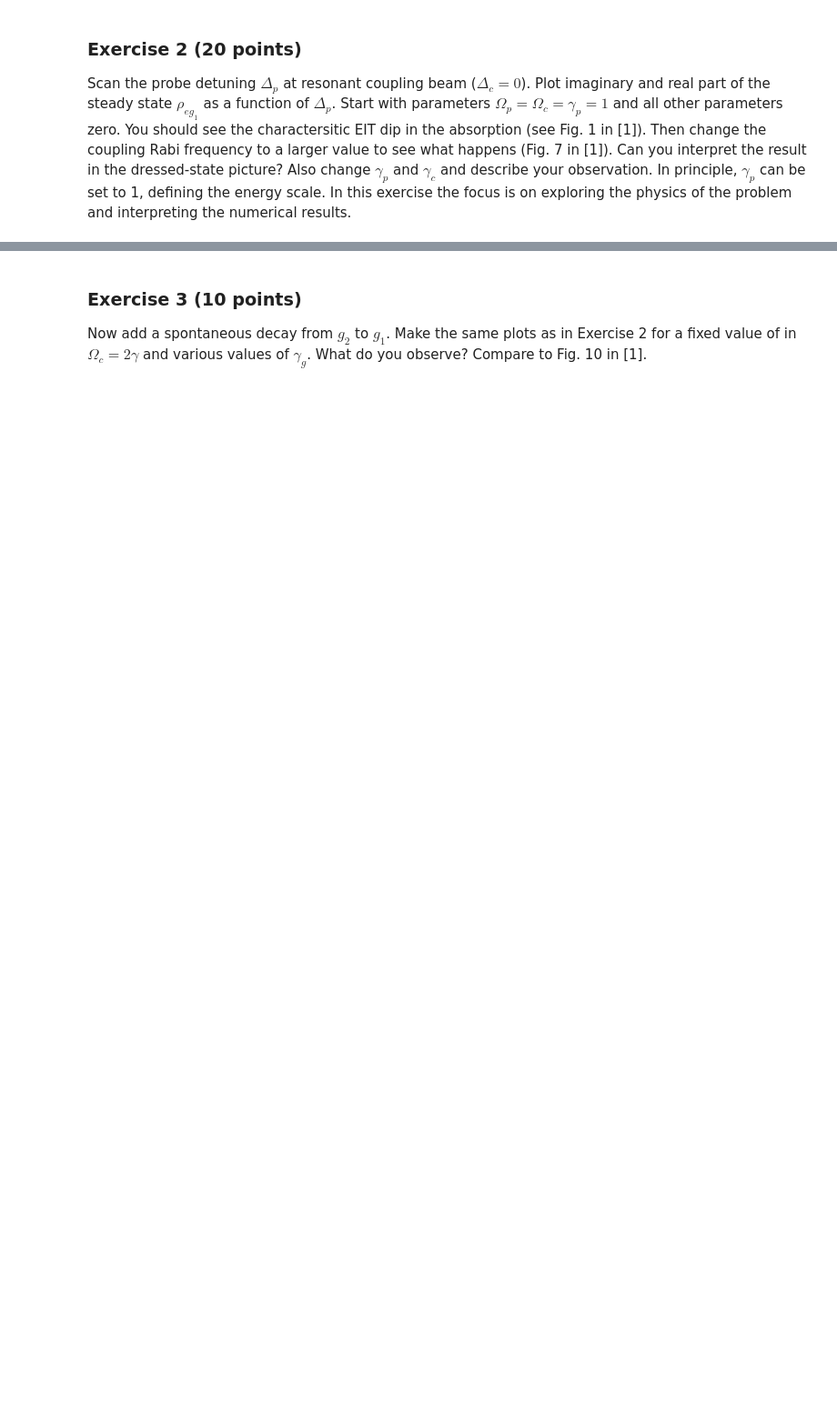
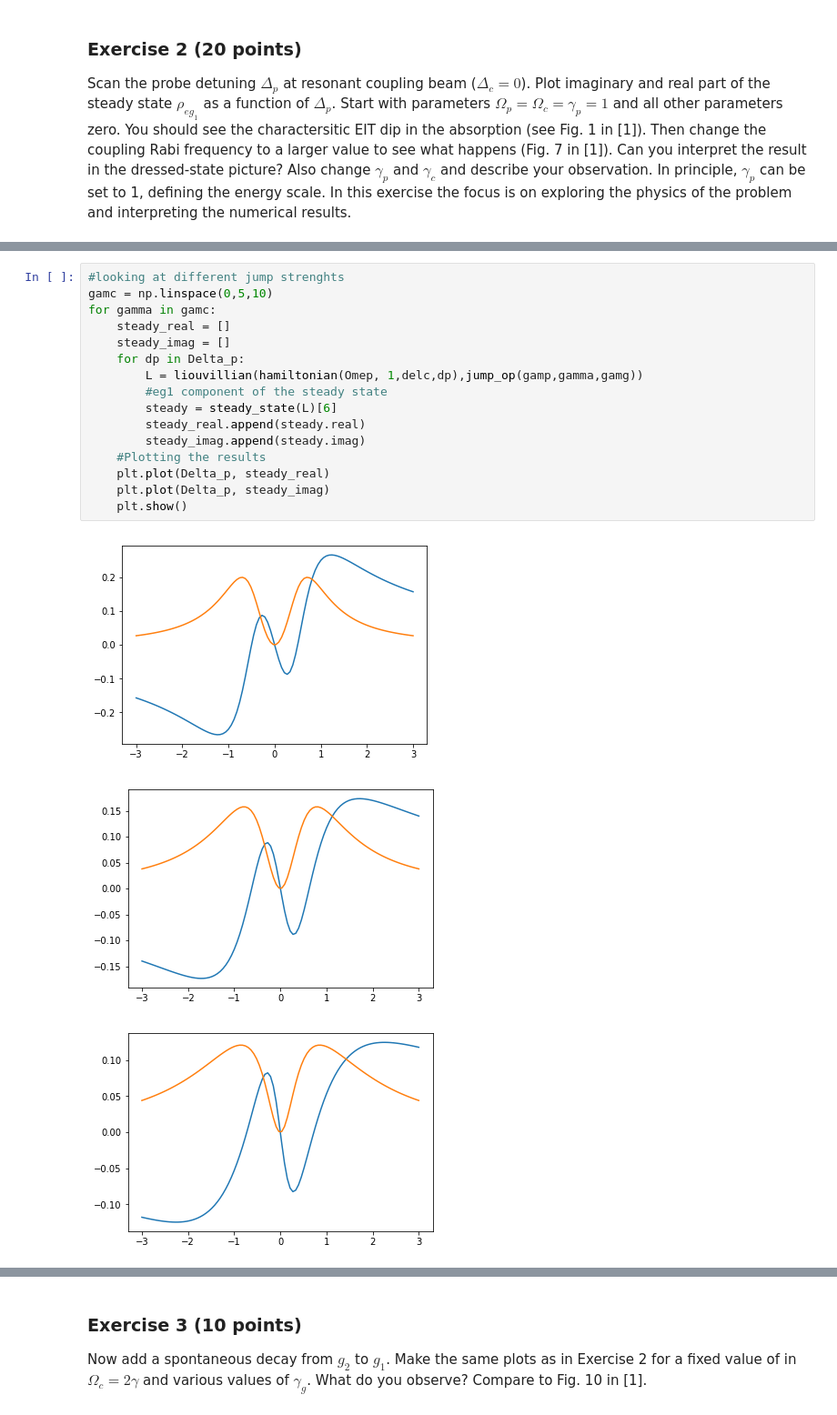
Before and after one commit to ml4cdeca/ComputationalQuantumDynamics, a Jupyter notebook: blatt9/exercise9.ipynb, the cells around one changed output, grey strips where cells are left out. Shown: that part at 91% size. Saved outputs shown, nothing was run; the diff lists cells and outputs as text; blank space fills up the shorter version.

```diff
--- a/blatt9/exercise9.ipynb
+++ b/blatt9/exercise9.ipynb
@@ -89,0 +172,20 @@ Scan the probe detuning $\Delta_p$ at resonant coupling beam ($\Delta_c=0$). Plo
+# %%
+#looking at different jump strenghts
+gamc = np.linspace(0,5,10)
+for gamma in gamc:
+    steady_real = []
+    steady_imag = []
+    for dp in Delta_p:
+        L = liouvillian(hamiltonian(Omep, 1,delc,dp),jump_op(gamp,gamma,gamg))
+        #eg1 component of the steady state
+        steady = steady_state(L)[6]
+        steady_real.append(steady.real)
+        steady_imag.append(steady.imag)
+    #Plotting the results
+    plt.plot(Delta_p, steady_real)
+    plt.plot(Delta_p, steady_imag)
+    plt.show()
+# %% [output]
+[figure, added]
+[figure, added]
+[figure, added]
```
Also changed, not shown: parts of 10 cells of this notebook.
